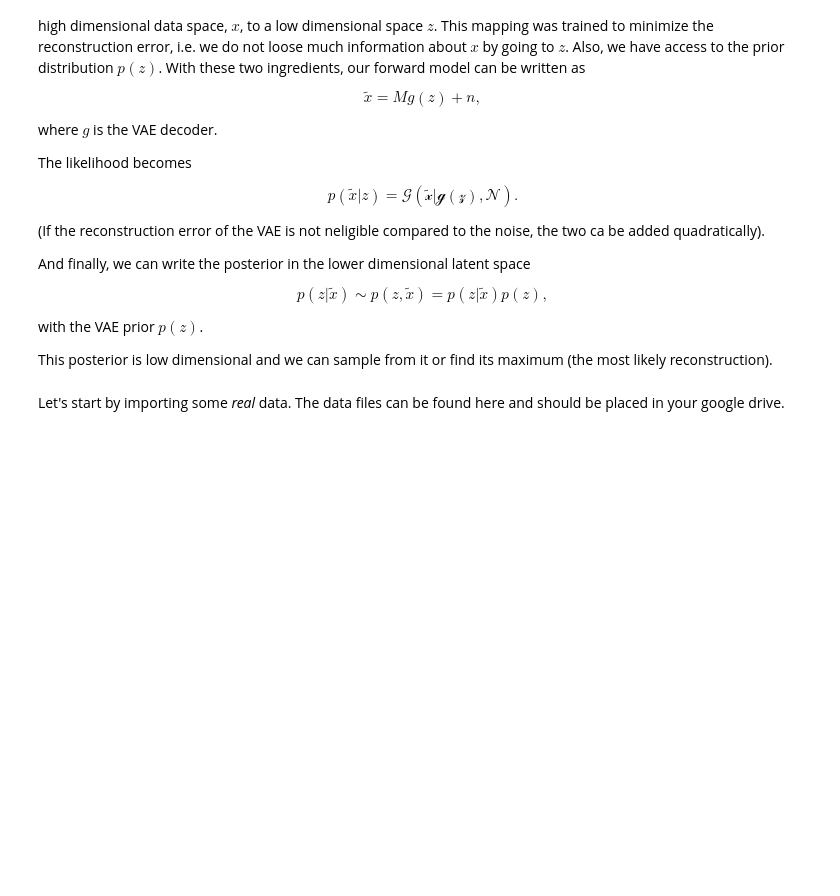
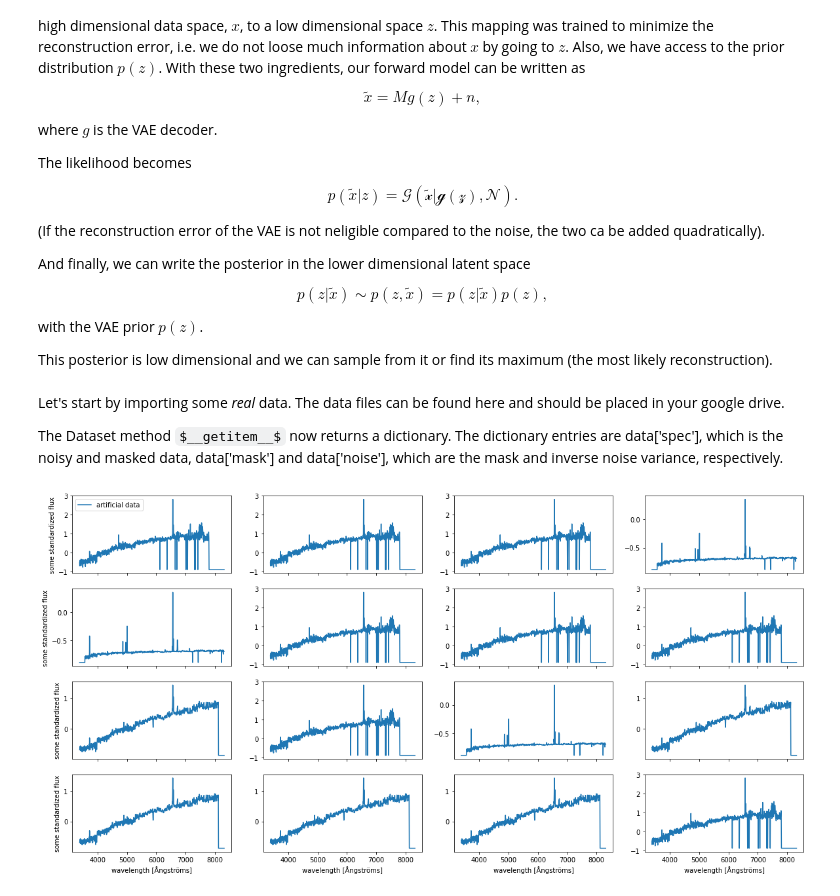
Before and after one commit to VMBoehm/ML_Lectures, a Jupyter notebook: ImprovingVAEs_and_VAEs_on_imperfect_data.ipynb, the cells around one changed output. Cells and saved outputs as stored; diff of their text form; code cells hidden in the pictures; some formulas as TeX source; blank space fills up the shorter version.

```diff
--- a/ImprovingVAEs_and_VAEs_on_imperfect_data.ipynb
+++ b/ImprovingVAEs_and_VAEs_on_imperfect_data.ipynb
@@ -902,6 +918,8 @@ This posterior is low dimensional and we can sample from it or find its maximum
 # %% [markdown]
 Let's start by importing some *real* data.
 The data files can be found here and should be placed in your google drive.
+
+The Dataset method $__getitem__$ now returns a dictionary. The dictionary entries are data['spec'], which is the noisy and masked data, data['mask'] and data['noise'], which are the mask and inverse noise variance, respectively.
 # %%
 class SDSS_DR16_corrupted(Dataset):
     """De-redshifted and downsampled spectra from SDSS-BOSS DR16, this time with noise and everything"""
@@ -933,11 +951,13 @@ class SDSS_DR16_corrupted(Dataset):
             idx = idx.tolist()
 
         sample = {}
-        sample['spec']  = (self.spec[idx]-self.mean)/self.std
-        sample['noise'] = self.noise[idx]*self.std**2
-        sample['mask']  = self.mask[idx]
+        sample['spec']  = np.squeeze((self.spec[idx]-self.mean)/self.std).float()
+        sample['noise'] = np.squeeze(self.noise[idx]*self.std**2).float()
+        sample['mask']  = np.squeeze(self.mask[idx]).float()
 
         return sample
 
 
 test_corrupted = SDSS_DR16_corrupted(train=False)
+
+test_corrupted_loader  = DataLoader(test_corrupted, batch_size=1, shuffle=True)
@@ -946,3 +964,20 @@ test_corrupted = SDSS_DR16_corrupted(train=False)
+# %%
+#TASK: plot some data samples.
+
+fig, ax = plt.subplots(4,4, figsize=(20,10), sharex=True)
+ax = ax.flatten()
+for ii in range(16):
+  data_sample = np.squeeze(next(iter(test_corrupted_loader))['spec'])
+  ax[ii].plot(wl,data_sample, label='artificial data')
+  if ii in np.arange(12,16):
+    ax[ii].set_xlabel('wavelength [Ångströms]')
+  if ii in [0,4,8,12]:
+    ax[ii].set_ylabel('some standardized flux')
+  if ii==0:
+    ax[ii].legend()
+plt.show()
+# %% [output]
+[figure, added]
 # %%
 # TASK: write a function that computes the lo likleihood of corrupted data p(\tilde(x)|z)
 def corrupted_log_likelihood(x,recon,mask,noise):
```
Also changed, not shown: parts of 10 cells of this notebook.
